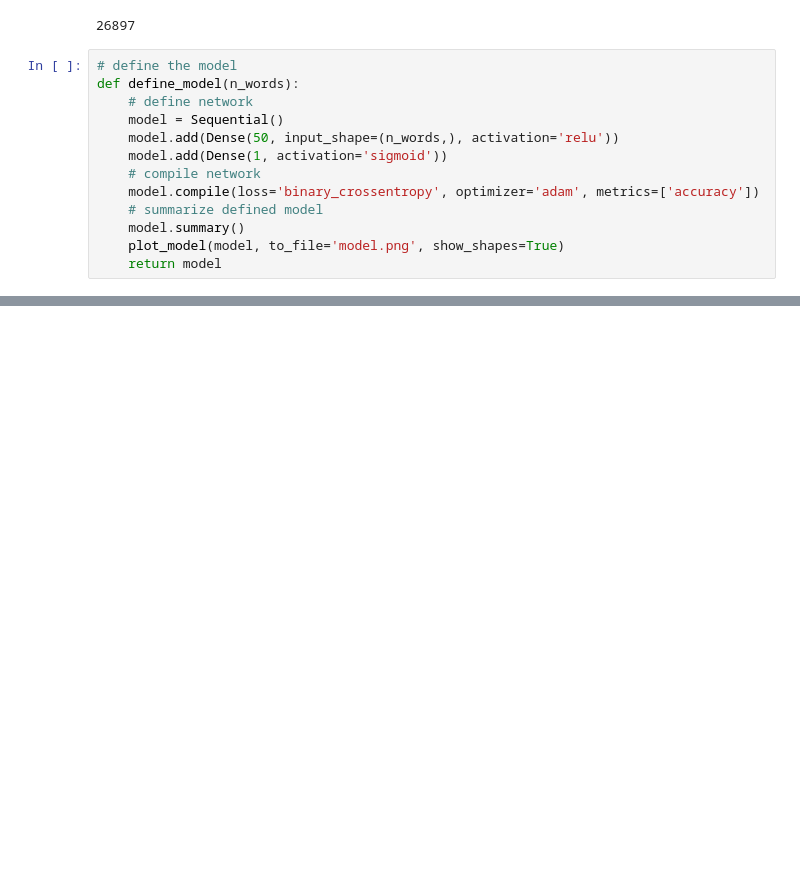
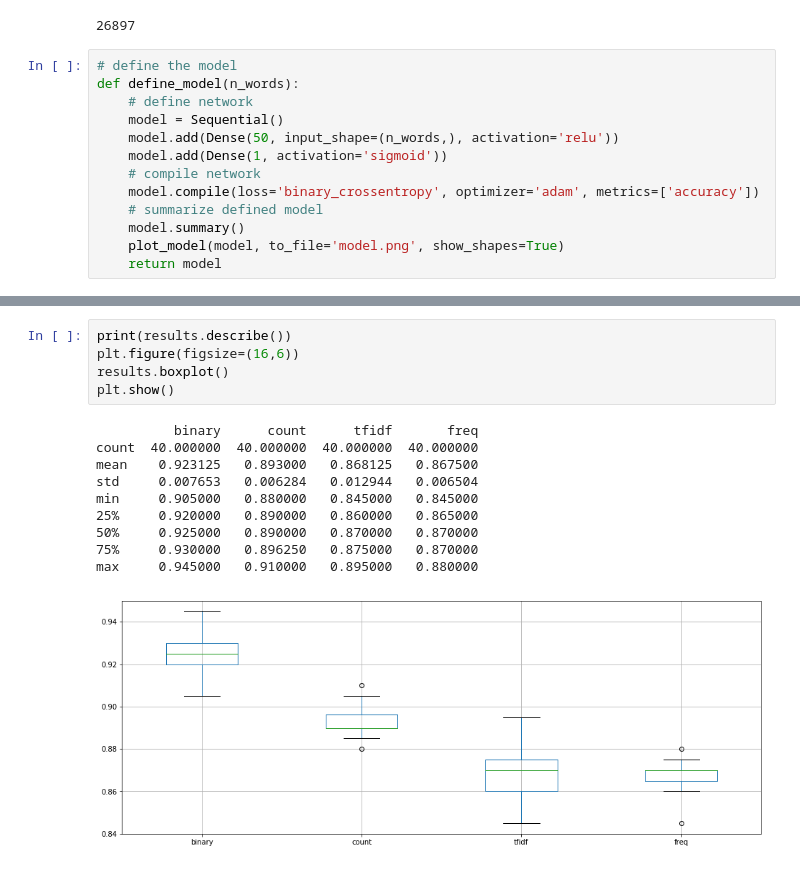
Before and after one commit to ashish1500616/Machine-Learning-Projects, a Jupyter notebook: p7_capstone_project/Sentiment_Analysis_Udacity.ipynb, the cells around one changed output, grey strips where cells are left out. Cells and saved outputs as stored; diff of their text form; blank space fills up the shorter version.

```diff
--- a/p7_capstone_project/Sentiment_Analysis_Udacity.ipynb
+++ b/p7_capstone_project/Sentiment_Analysis_Udacity.ipynb
@@ -339,0 +394,16 @@ Test Accuracy: 87.000000
+# %%
+print(results.describe())
+plt.figure(figsize=(16,6))
+results.boxplot()
+plt.show()
+# %% [output]
+          binary      count      tfidf       freq
+count  40.000000  40.000000  40.000000  40.000000
+mean    0.923125   0.893000   0.868125   0.867500
+std     0.007653   0.006284   0.012944   0.006504
+min     0.905000   0.880000   0.845000   0.845000
+25%     0.920000   0.890000   0.860000   0.865000
+50%     0.925000   0.890000   0.870000   0.870000
+75%     0.930000   0.896250   0.875000   0.870000
+max     0.945000   0.910000   0.895000   0.880000
+[figure, added]
```
Also changed, not shown: parts of 5 cells of this notebook.
